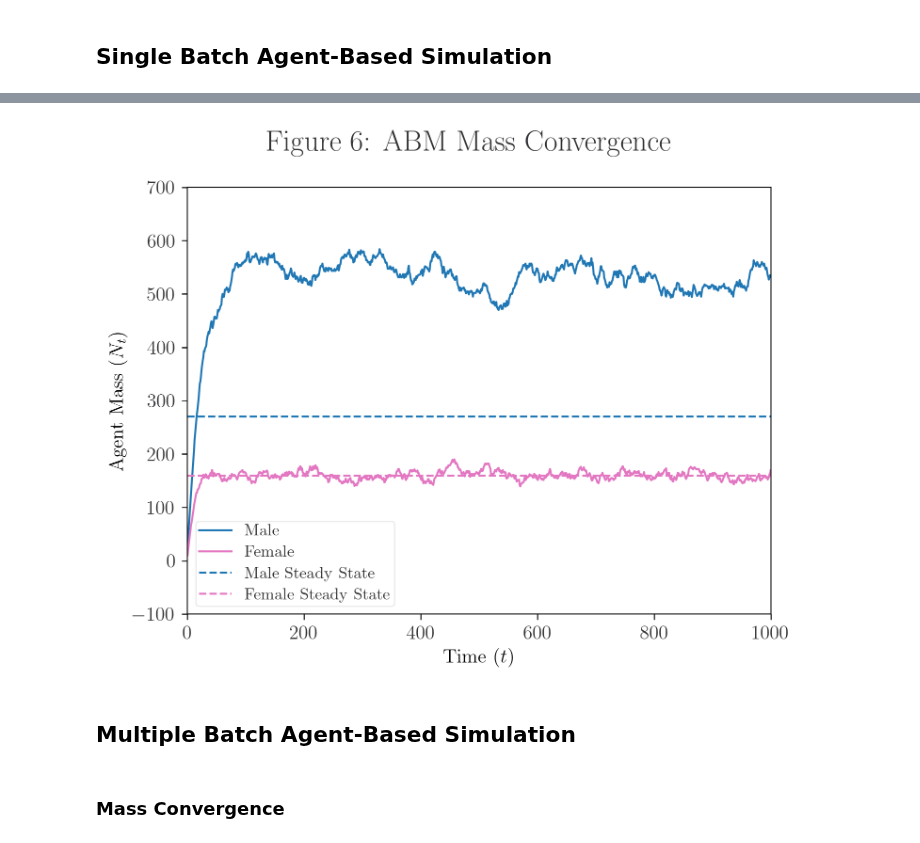
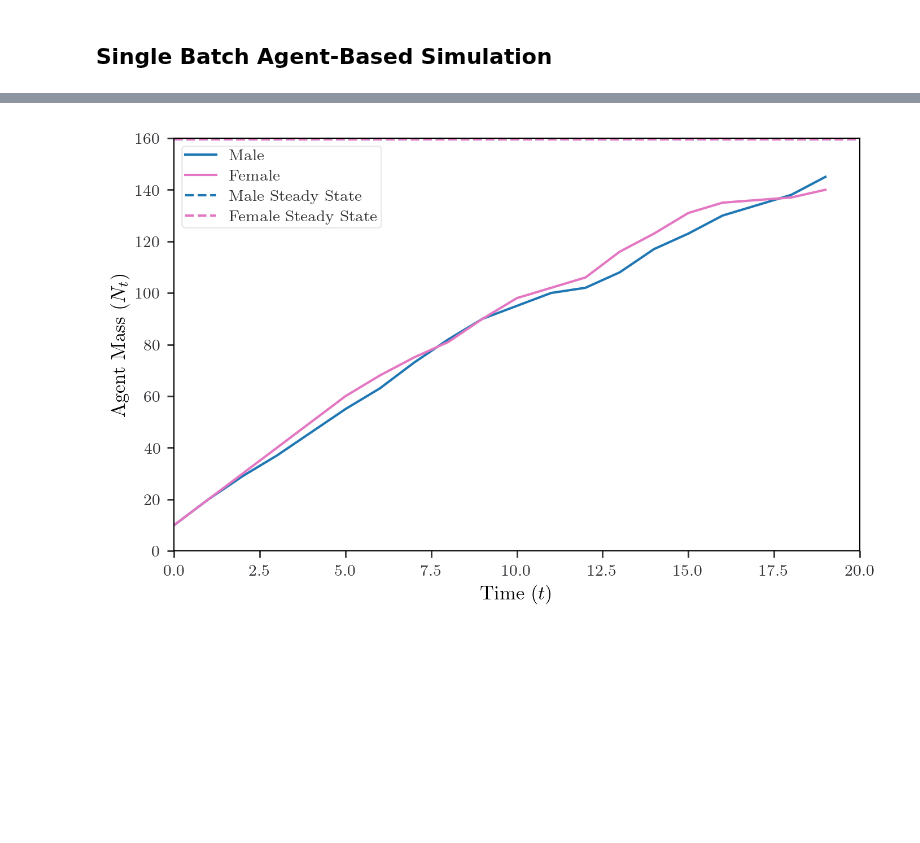
Before and after one commit to patohdzs/project-swipe, a Jupyter notebook: code/abm/dynamics.ipynb, the cells around one changed output, grey strips where cells are left out. Cells and saved outputs as stored; diff of their text form; code cells hidden in the pictures; blank space fills up the shorter version.

Commit message:
Multiple changes
- Added simulations section
- Changes to intro, lit review and model spec
- Simulated BR dynamics

```diff
--- a/code/abm/dynamics.ipynb
+++ b/code/abm/dynamics.ipynb
@@ -155,18 +217,0 @@ def SSE(x):
-# %%
-reset_exog_params()
-m_test = np.random.rand(Bm)#*0.5
-w_test = np.random.rand(Bw)#*0.5
-
-print('μ0: ', m_test)
-print('ω0: ', w_test)
-print('')
-
-x_start = np.concatenate((m_test, w_test), axis=None)
-solution = least_squares(SSE, x_start, bounds = (0,1), verbose=1)
-
-μ_star = solution.x[:Bm]
-ω_star = solution.x[Bm:]
-print('')
-print('μ*', μ_star)
-print('ω*', ω_star)
-print('Loss:', round(solution.cost,6))
@@ -187,11 +217,0 @@ Loss: 0.0
-# %%
-# Computing steady state
-Nm, Nw, Pbm, Pbw, τm, τw, αm, αw = steady_state(μ_star, ω_star, True)
-print('Masses: ', round(Nm), round(Nw))
-print('PMF check:', round(sum(Pbm),3), round(sum(Pbw),3))
-print('Tightness: ', round(τm,2), round(τw,2))
-print('Alphas: ', round(αm,2), round(αw,2))
-
-ρm = sum([(1 - Fm.cdf(ω_star[b]))*Pbw[b] for b in range(Bw)])
-ρw = sum([(1 - Fw.cdf(μ_star[b]))*Pbm[b] for b in range(Bm)])
-print('Average Pr(right-swipe): ', round(ρm, 2), round(ρw, 2))
@@ -205,8 +280,10 @@ Average Pr(right-swipe):  0.49 0.61
 ## Single Batch Agent-Based Simulation
 # %%
 reset_exog_params()
-T = 1000
-simulation = simulate_game(T, μ_star, ω_star, exog_params())
+T = 40
+μ0 = np.random.rand(Bm)
+ω0 = np.random.rand(Bw)
+simulation = simulate_MBR(T, μ0, ω0)
 batch = pd.DataFrame(simulation)
 batch.head(5)
 # %% [output]
@@ -219,20 +313,18 @@ batch.head(5)
 # %%
 mass_by_sex = batch.groupby(['time', 'sex'], as_index=False).size()
 Nm_series = mass_by_sex[mass_by_sex.sex=='Male']['size']
 Nw_series = mass_by_sex[mass_by_sex.sex=='Female']['size']
 
 fig, ax = plt.subplots()
 ax.set_xlim(0,T)
 ax.plot(range(0,T), Nm_series, color='tab:blue', label='Male')
 ax.plot(range(0,T), Nw_series, color='tab:pink', label='Female')
 
-ax.axhline(y=Nm, color='tab:blue', linestyle='--', label='Male Steady State')
-ax.axhline(y=Nw, color='tab:pink', linestyle='--', label='Female Steady State')
+ax.axhline(y=ss_Nm, color='tab:blue', linestyle='--', label='Male Steady State')
+ax.axhline(y=ss_Nw, color='tab:pink', linestyle='--', label='Female Steady State')
 
 ax.set(xlabel=r'Time ($t$)', ylabel=r'Agent Mass ($N_t$)')
 ax.legend()
 plt.show()
 # %% [output]
-[figure, old version]
+[figure, new version]
-# %% [markdown]
-## Multiple Batch Agent-Based Simulation
@@ -247,2 +330,0 @@ data = pd.DataFrame(simulations)
-# %% [markdown]
-### Mass Convergence
```
Also changed, not shown: parts of 23 cells of this notebook, 16 other files.
